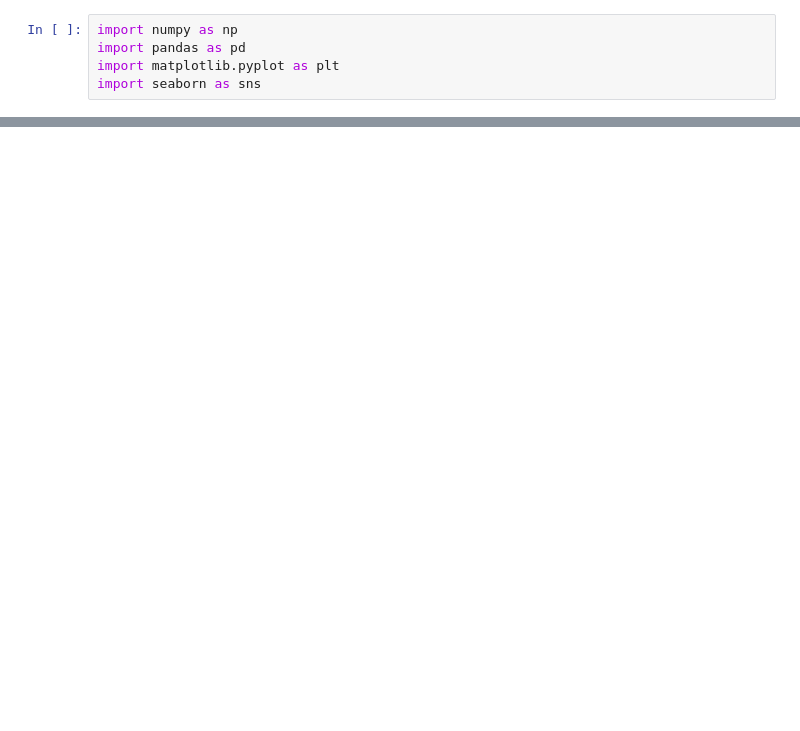
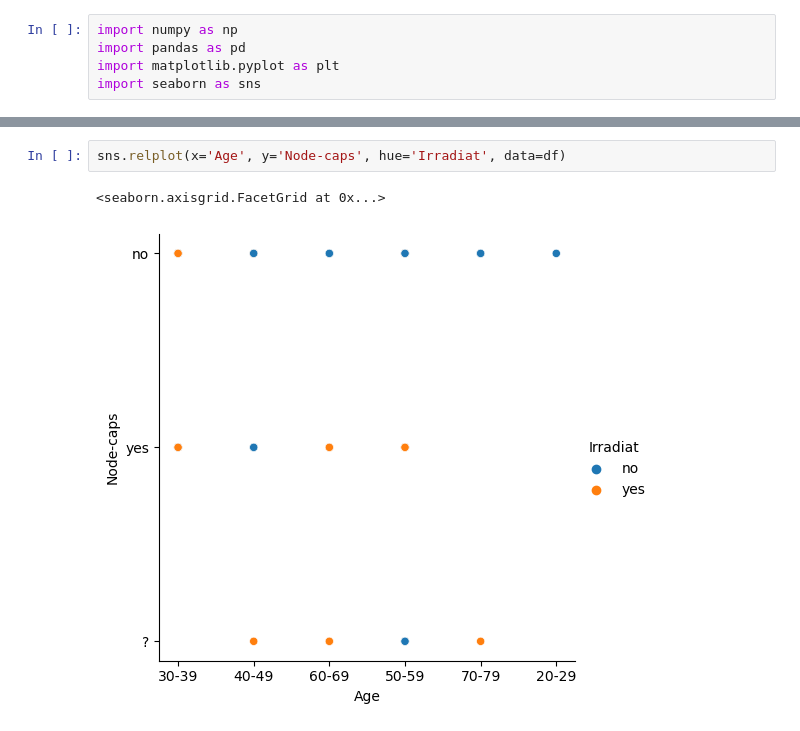
Before and after one commit to pcmoraesmenezes/Data-Set-Analyses, a Jupyter notebook: breast_cancer/breast_cancer.ipynb, the cells around one changed output, grey strips where cells are left out. Saved outputs shown, nothing was run; the diff lists cells and outputs as text; blank space fills up the shorter version.

```diff
--- a/breast_cancer/breast_cancer.ipynb
+++ b/breast_cancer/breast_cancer.ipynb
@@ -45,0 +114,5 @@ Menopause:
+# %%
+sns.relplot(x='Age', y='Node-caps', hue='Irradiat', data=df)
+# %% [output]
+<seaborn.axisgrid.FacetGrid at 0x...>
+[figure, added]
```
Also changed, not shown: parts of 14 cells of this notebook.
